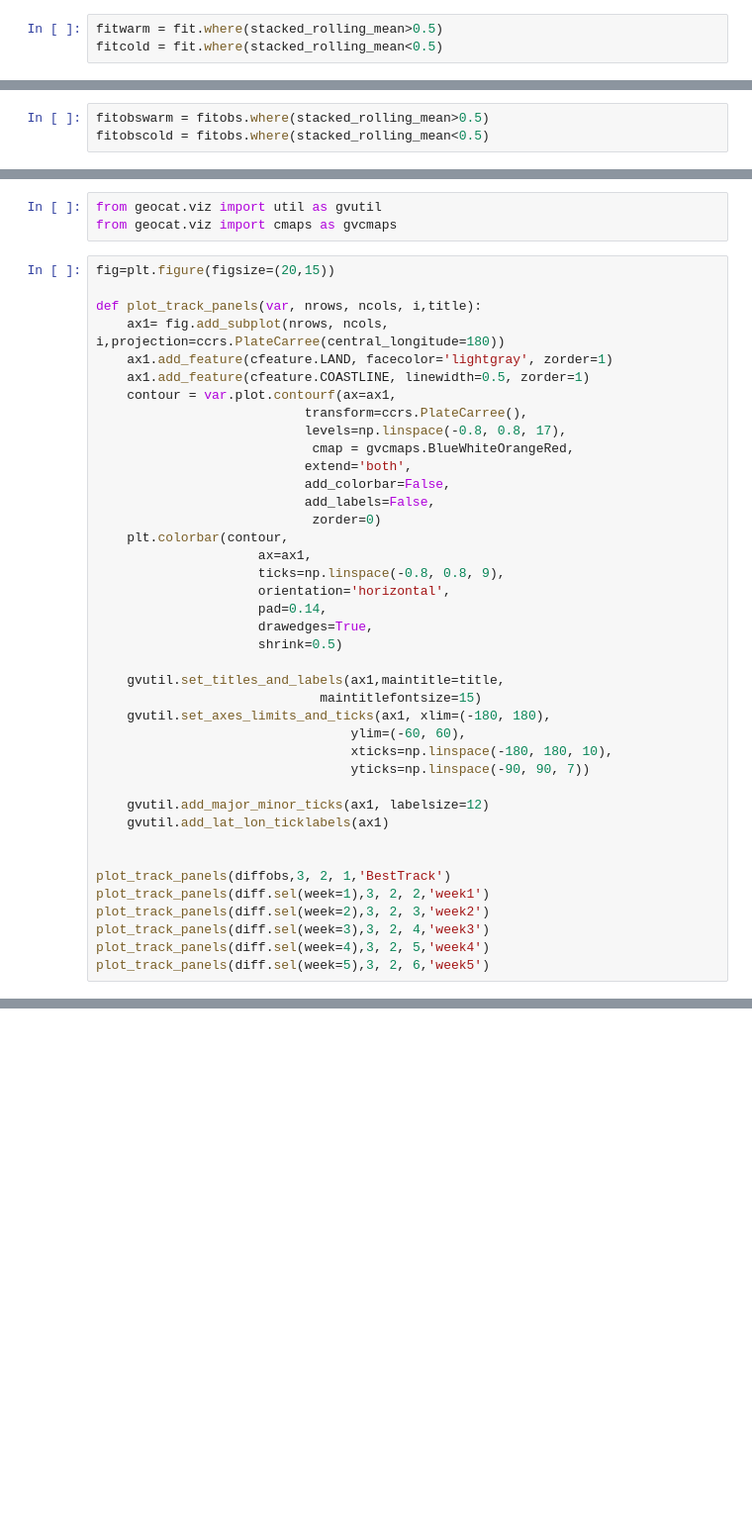
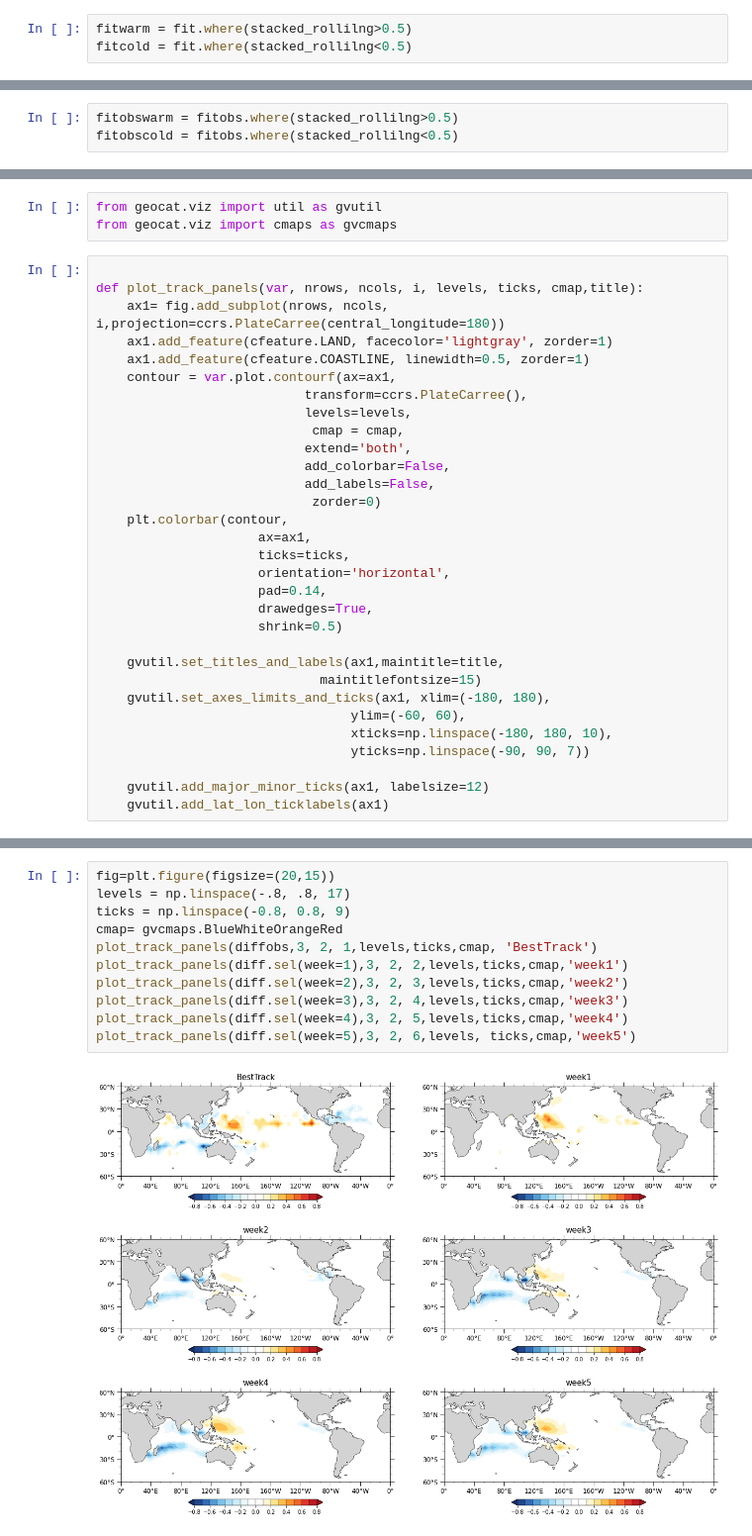
Before and after one commit to huili77/TCs_CESM2_S2S, a Jupyter notebook: nino_regression.ipynb, the cells around one changed output, grey strips where cells are left out. Shown at 99% size. Saved outputs shown, nothing was run; the diff lists cells and outputs as text; blank space fills up the shorter version.

```diff
--- a/nino_regression.ipynb
+++ b/nino_regression.ipynb
@@ -155,7 +146,7 @@ Coordinates:
 # %% [markdown]
 - the S2S hindcast:
 # %%
-fitwarm = fit.where(stacked_rolling_mean>0.5)
-fitcold = fit.where(stacked_rolling_mean<0.5)
+fitwarm = fit.where(stacked_rollilng>0.5)
+fitcold = fit.where(stacked_rollilng<0.5)
 # %%
 diff = fitwarm.mean('time') - fitcold.mean('time')
@@ -167,7 +153,7 @@ diff.sel(week=1).plot()
 # %% [markdown]
 - the observed track
 # %%
-fitobswarm = fitobs.where(stacked_rolling_mean>0.5)
-fitobscold = fitobs.where(stacked_rolling_mean<0.5)
+fitobswarm = fitobs.where(stacked_rollilng>0.5)
+fitobscold = fitobs.where(stacked_rollilng<0.5)
 # %%
 diffobs = fitobswarm.mean('time') - fitobscold.mean('time')
@@ -180,23 +161,22 @@ diffobs.plot()
 from geocat.viz import util as gvutil
 from geocat.viz import cmaps as gvcmaps
 # %%
-fig=plt.figure(figsize=(20,15))
 
-def plot_track_panels(var, nrows, ncols, i,title):
+def plot_track_panels(var, nrows, ncols, i, levels, ticks, cmap,title):
     ax1= fig.add_subplot(nrows, ncols, i,projection=ccrs.PlateCarree(central_longitude=180))
     ax1.add_feature(cfeature.LAND, facecolor='lightgray', zorder=1)
     ax1.add_feature(cfeature.COASTLINE, linewidth=0.5, zorder=1)
     contour = var.plot.contourf(ax=ax1,
                            transform=ccrs.PlateCarree(),
-                           levels=np.linspace(-0.8, 0.8, 17),
-                            cmap = gvcmaps.BlueWhiteOrangeRed,
+                           levels=levels,
+                            cmap = cmap,
                            extend='both',
                            add_colorbar=False,
                            add_labels=False,
                             zorder=0)
     plt.colorbar(contour,
                      ax=ax1,
-                     ticks=np.linspace(-0.8, 0.8, 9),
+                     ticks=ticks,
                      orientation='horizontal',
                      pad=0.14,
                      drawedges=True,
@@ -211,11 +191,3 @@ def plot_track_panels(var, nrows, ncols, i,title):
 
     gvutil.add_major_minor_ticks(ax1, labelsize=12)
     gvutil.add_lat_lon_ticklabels(ax1)
-
-
-plot_track_panels(diffobs,3, 2, 1,'BestTrack')
-plot_track_panels(diff.sel(week=1),3, 2, 2,'week1')
-plot_track_panels(diff.sel(week=2),3, 2, 3,'week2')
-plot_track_panels(diff.sel(week=3),3, 2, 4,'week3')
-plot_track_panels(diff.sel(week=4),3, 2, 5,'week4')
-plot_track_panels(diff.sel(week=5),3, 2, 6,'week5')
@@ -223,0 +194,13 @@ plot_track_panels(diff.sel(week=5),3, 2, 6,'week5')
+# %%
+fig=plt.figure(figsize=(20,15))
+levels = np.linspace(-.8, .8, 17)
+ticks = np.linspace(-0.8, 0.8, 9)
+cmap= gvcmaps.BlueWhiteOrangeRed
+plot_track_panels(diffobs,3, 2, 1,levels,ticks,cmap, 'BestTrack')
+plot_track_panels(diff.sel(week=1),3, 2, 2,levels,ticks,cmap,'week1')
+plot_track_panels(diff.sel(week=2),3, 2, 3,levels,ticks,cmap,'week2')
+plot_track_panels(diff.sel(week=3),3, 2, 4,levels,ticks,cmap,'week3')
+plot_track_panels(diff.sel(week=4),3, 2, 5,levels,ticks,cmap,'week4')
+plot_track_panels(diff.sel(week=5),3, 2, 6,levels, ticks,cmap,'week5')
+# %% [output]
+[figure, added]
```
Also changed, not shown: parts of 20 cells of this notebook.
